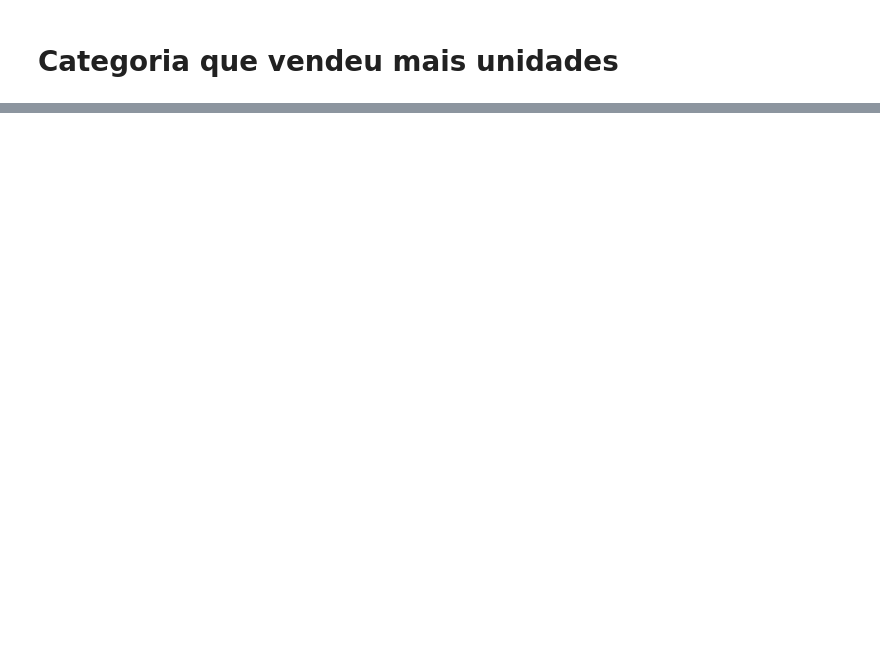
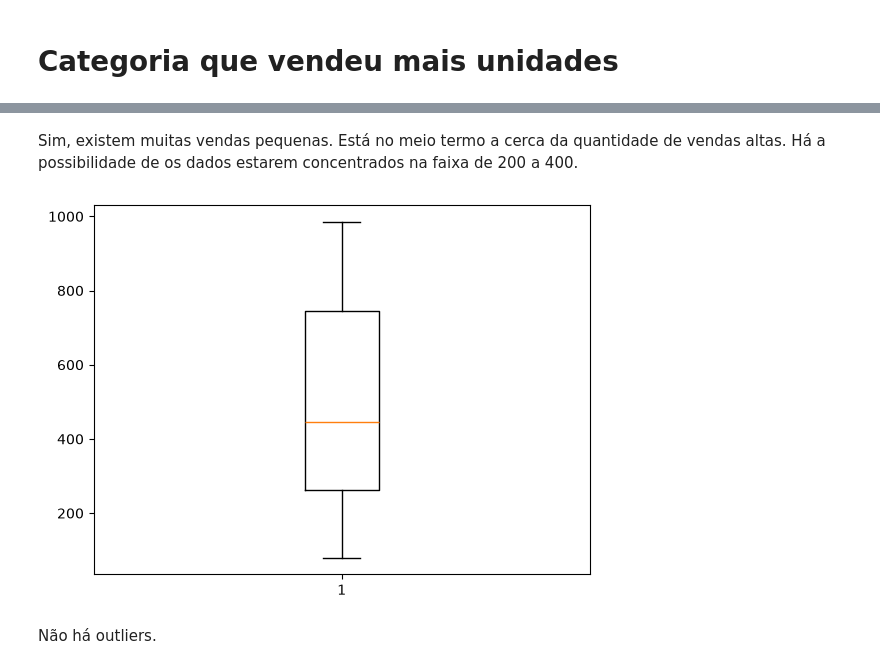
Before and after one commit to Lana230/analise_de_dados, a Jupyter notebook: atividade.ipynb, the cells around one changed output, grey strips where cells are left out. Saved outputs shown, nothing was run; the diff lists cells and outputs as text; code cells hidden in the pictures; blank space fills up the shorter version.

```diff
--- a/atividade.ipynb
+++ b/atividade.ipynb
@@ -123,0 +187,9 @@ plt.show()
+# %% [markdown]
+Sim, existem muitas vendas pequenas. Está no meio termo a cerca da quantidade de vendas altas. Há a possibilidade de os dados estarem concentrados na faixa de 200 a 400.
+# %%
+plt.boxplot(df["Valor_Venda"])
+plt.show()
+# %% [output]
+[figure, added]
+# %% [markdown]
+Não há outliers.
```
Also changed, not shown: parts of 8 cells of this notebook.
